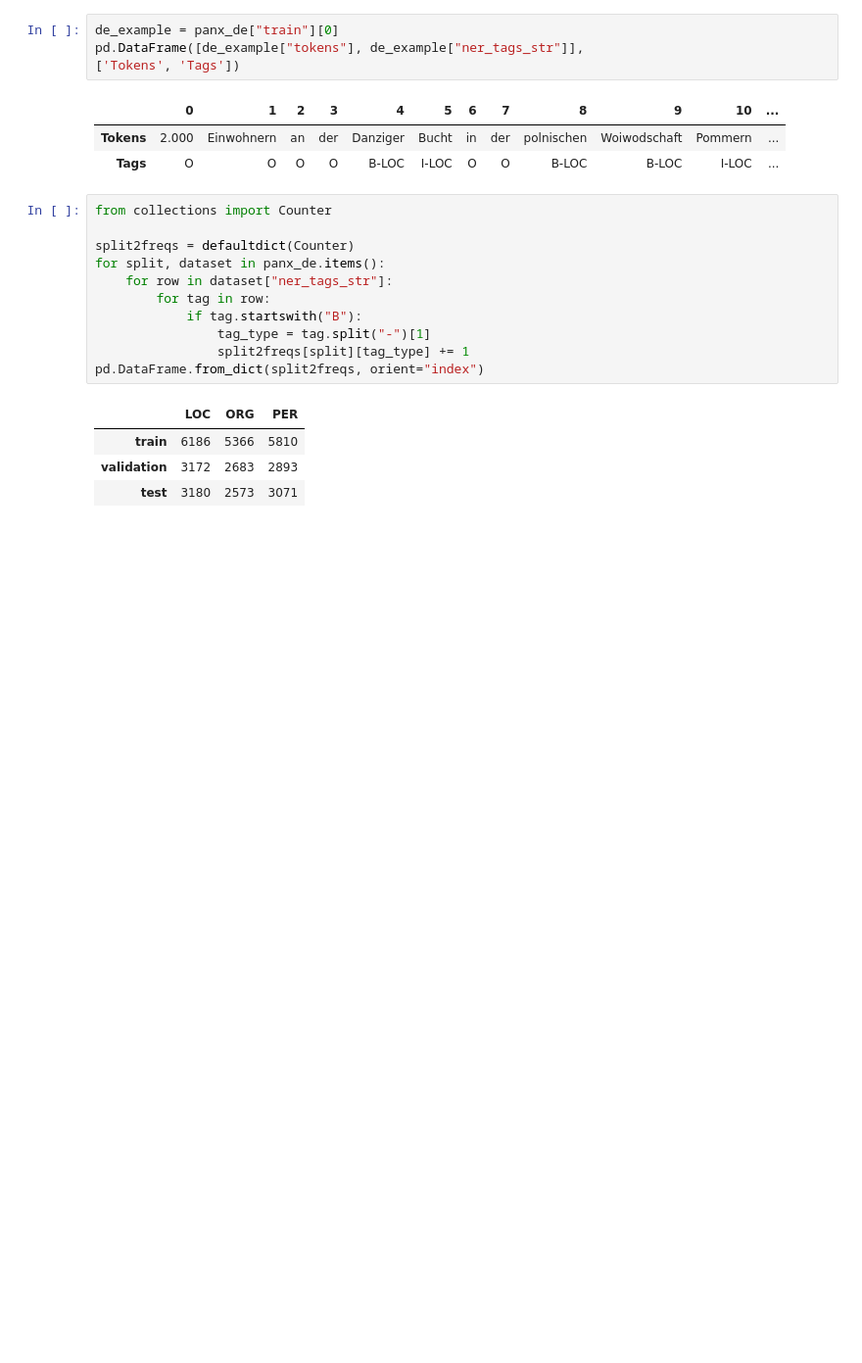
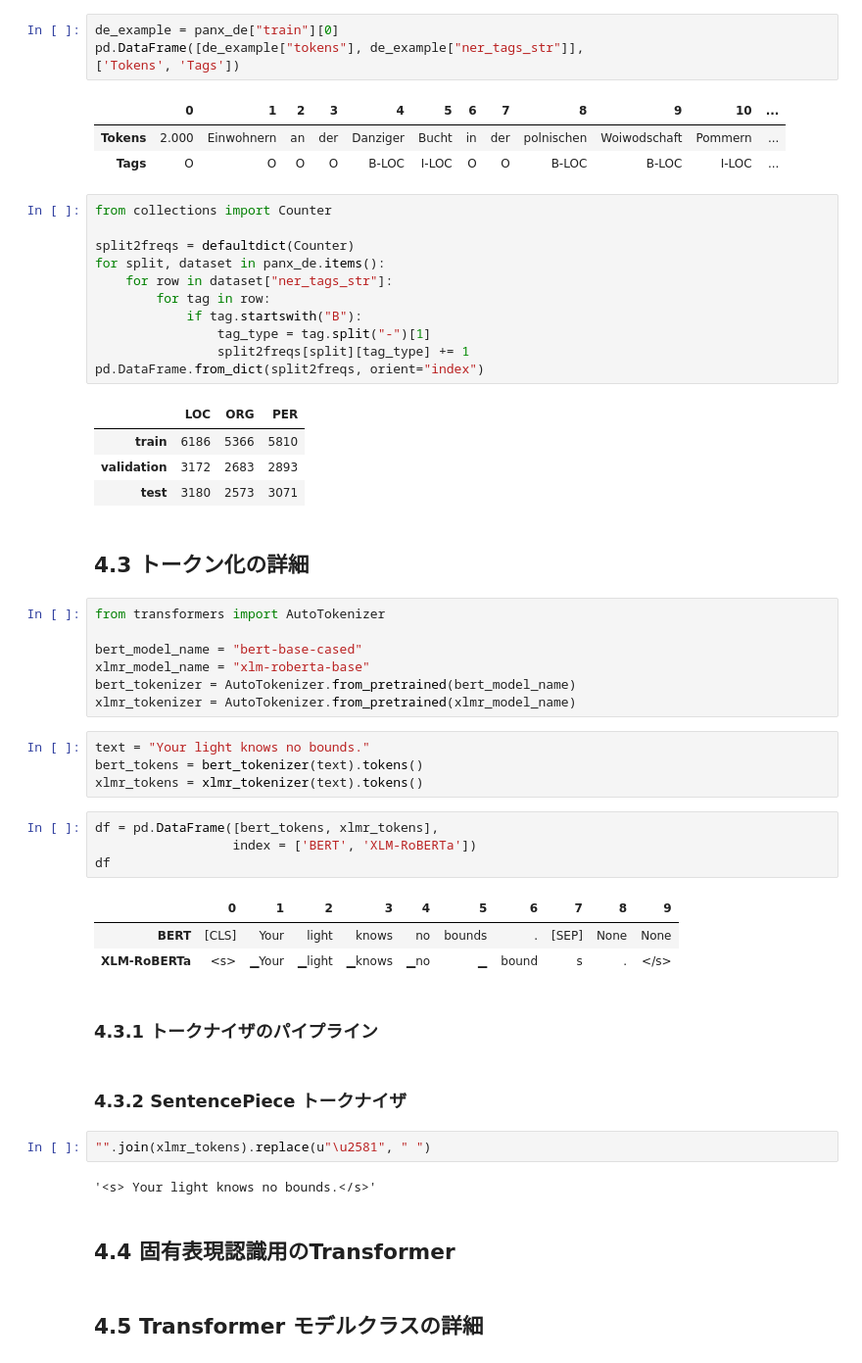
Before and after one commit to Maxel31/nlp_with_transformers, a Jupyter notebook: src/nlp_with_transformers/ch04/multilingual-ner.ipynb, the cells around one changed output. Shown at 98% size. Saved outputs shown, nothing was run; the diff lists cells and outputs as text; blank space fills up the shorter version.

```diff
--- a/src/nlp_with_transformers/ch04/multilingual-ner.ipynb
+++ b/src/nlp_with_transformers/ch04/multilingual-ner.ipynb
@@ -113,3 +113,36 @@ pd.DataFrame.from_dict(split2freqs, orient="index")
 | train | 6186 | 5366 | 5810 |
 | validation | 3172 | 2683 | 2893 |
 | test | 3180 | 2573 | 3071 |
+# %% [markdown]
+## 4.3 トークン化の詳細
+# %%
+from transformers import AutoTokenizer
+
+bert_model_name = "bert-base-cased"
+xlmr_model_name = "xlm-roberta-base"
+bert_tokenizer = AutoTokenizer.from_pretrained(bert_model_name)
+xlmr_tokenizer = AutoTokenizer.from_pretrained(xlmr_model_name)
+# %%
+text = "Your light knows no bounds."
+bert_tokens = bert_tokenizer(text).tokens()
+xlmr_tokens = xlmr_tokenizer(text).tokens()
+# %%
+df = pd.DataFrame([bert_tokens, xlmr_tokens],
+                  index = ['BERT', 'XLM-RoBERTa'])
+df
+# %% [output]
+|  | 0 | 1 | 2 | 3 | 4 | 5 | 6 | 7 | 8 | 9 |
+| BERT | [CLS] | Your | light | knows | no | bounds | . | [SEP] | None | None |
+| XLM-RoBERTa | <s> | ▁Your | ▁light | ▁knows | ▁no | ▁ | bound | s | . | </s> |
+# %% [markdown]
+### 4.3.1 トークナイザのパイプライン
+# %% [markdown]
+### 4.3.2 SentencePiece トークナイザ
+# %%
+"".join(xlmr_tokens).replace(u"\u2581", " ")
+# %% [output]
+'<s> Your light knows no bounds.</s>'
+# %% [markdown]
+## 4.4 固有表現認識用のTransformer
+# %% [markdown]
+## 4.5 Transformer モデルクラスの詳細
```
Also changed, not shown: parts of 23 cells of this notebook.
